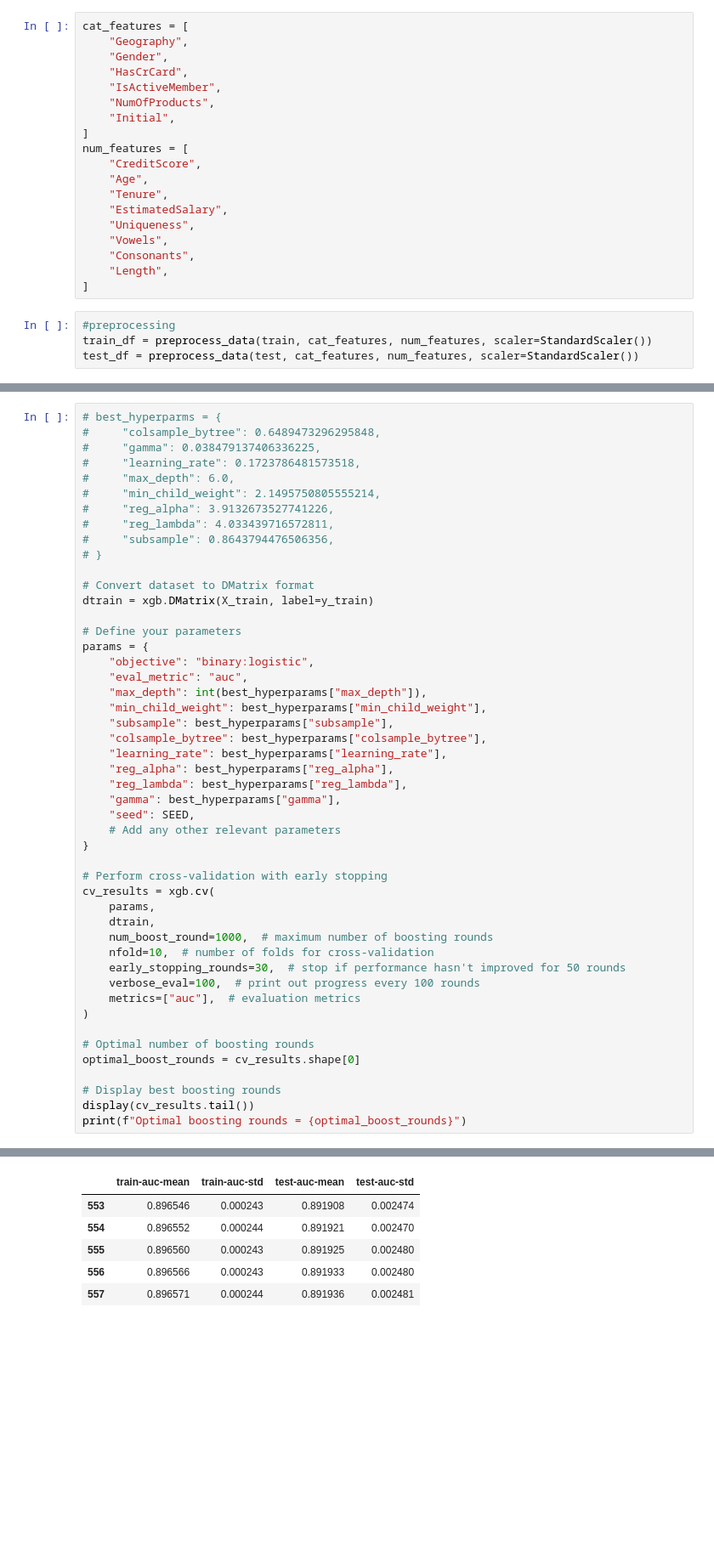
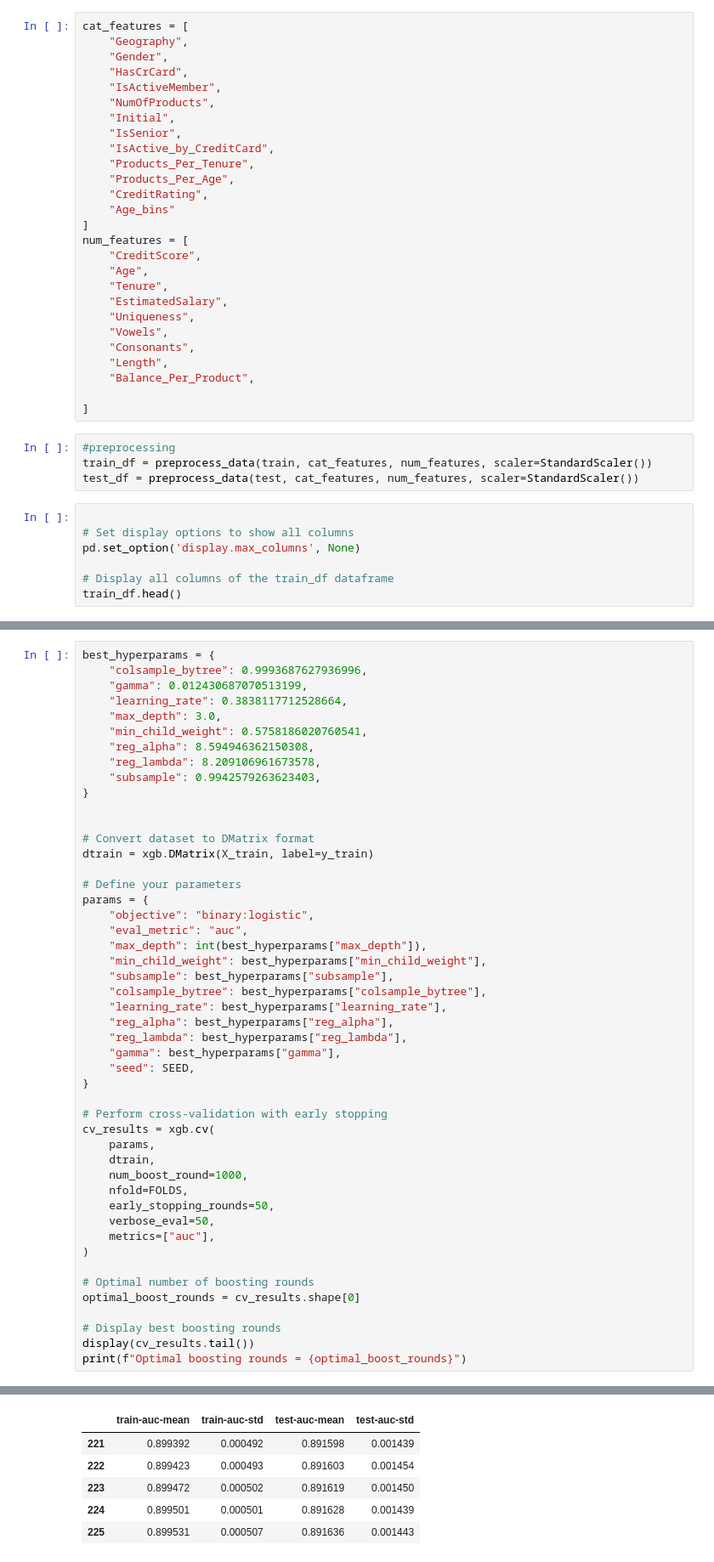
Before and after one commit to byvfx/kaggle, a Jupyter notebook: playground-series-s4e01/notebooks/ps-s4-e01-xgboost.ipynb, the cells around one changed output, grey strips where cells are left out. Shown: that part at 85% size. Saved outputs shown, nothing was run; the diff lists cells and outputs as text; blank space fills up the shorter version.

```diff
--- a/playground-series-s4e01/notebooks/ps-s4-e01-xgboost.ipynb
+++ b/playground-series-s4e01/notebooks/ps-s4-e01-xgboost.ipynb
@@ -202,6 +134,12 @@ cat_features = [
     "IsActiveMember",
     "NumOfProducts",
     "Initial",
+    "IsSenior",
+    "IsActive_by_CreditCard",
+    "Products_Per_Tenure",
+    "Products_Per_Age",
+    "CreditRating",
+    "Age_bins"
 ]
 num_features = [
     "CreditScore",
@@ -212,8 +150,17 @@ num_features = [
     "Vowels",
     "Consonants",
     "Length",
+    "Balance_Per_Product",
+
 ]
 # %%
 #preprocessing
 train_df = preprocess_data(train, cat_features, num_features, scaler=StandardScaler())
 test_df = preprocess_data(test, cat_features, num_features, scaler=StandardScaler())
+# %%
+
+# Set display options to show all columns
+pd.set_option('display.max_columns', None)
+
+# Display all columns of the train_df dataframe
+train_df.head()
@@ -298,14 +252,15 @@ The best auc score is:
 # %%
-# best_hyperparms = {
-#     "colsample_bytree": 0.6489473296295848,
-#     "gamma": 0.038479137406336225,
-#     "learning_rate": 0.1723786481573518,
-#     "max_depth": 6.0,
-#     "min_child_weight": 2.1495750805555214,
-#     "reg_alpha": 3.9132673527741226,
-#     "reg_lambda": 4.033439716572811,
-#     "subsample": 0.8643794476506356,
-# }
+best_hyperparams = {
+    "colsample_bytree": 0.9993687627936996,
+    "gamma": 0.012430687070513199,
+    "learning_rate": 0.3838117712528664,
+    "max_depth": 3.0,
+    "min_child_weight": 0.5758186020760541,
+    "reg_alpha": 8.594946362150308,
+    "reg_lambda": 8.209106961673578,
+    "subsample": 0.9942579263623403,
+}
+
 
 # Convert dataset to DMatrix format
 dtrain = xgb.DMatrix(X_train, label=y_train)
@@ -323,18 +278,17 @@ params = {
     "reg_lambda": best_hyperparams["reg_lambda"],
     "gamma": best_hyperparams["gamma"],
     "seed": SEED,
-    # Add any other relevant parameters
 }
 
 # Perform cross-validation with early stopping
 cv_results = xgb.cv(
     params,
     dtrain,
-    num_boost_round=1000,  # maximum number of boosting rounds
-    nfold=10,  # number of folds for cross-validation
-    early_stopping_rounds=30,  # stop if performance hasn't improved for 50 rounds
-    verbose_eval=100,  # print out progress every 100 rounds
-    metrics=["auc"],  # evaluation metrics
+    num_boost_round=1000,
+    nfold=FOLDS,
+    early_stopping_rounds=50,
+    verbose_eval=50,
+    metrics=["auc"],
 )
 
 # Optimal number of boosting rounds
@@ -354,6 +308,6 @@ print(f"Optimal boosting rounds = {optimal_boost_rounds}")
 |  | train-auc-mean | train-auc-std | test-auc-mean | test-auc-std |
-| 553 | 0.896546 | 0.000243 | 0.891908 | 0.002474 |
-| 554 | 0.896552 | 0.000244 | 0.891921 | 0.002470 |
-| 555 | 0.896560 | 0.000243 | 0.891925 | 0.002480 |
-| 556 | 0.896566 | 0.000243 | 0.891933 | 0.002480 |
-| 557 | 0.896571 | 0.000244 | 0.891936 | 0.002481 |
+| 221 | 0.899392 | 0.000492 | 0.891598 | 0.001439 |
+| 222 | 0.899423 | 0.000493 | 0.891603 | 0.001454 |
+| 223 | 0.899472 | 0.000502 | 0.891619 | 0.001450 |
+| 224 | 0.899501 | 0.000501 | 0.891628 | 0.001439 |
+| 225 | 0.899531 | 0.000507 | 0.891636 | 0.001443 |
```
Also changed, not shown: parts of 17 cells of this notebook, 1 other file.
